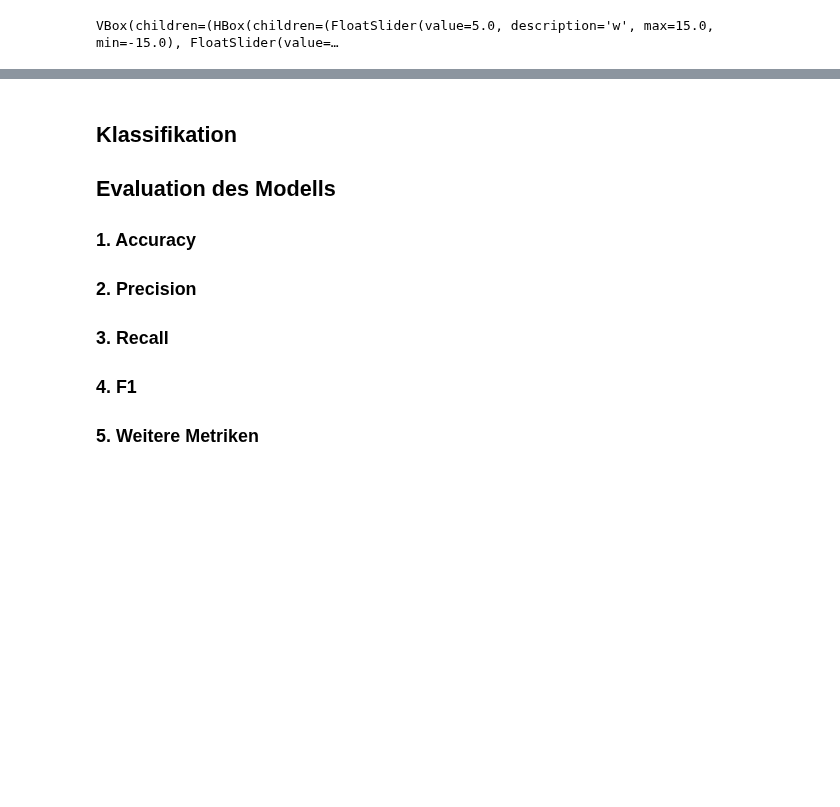
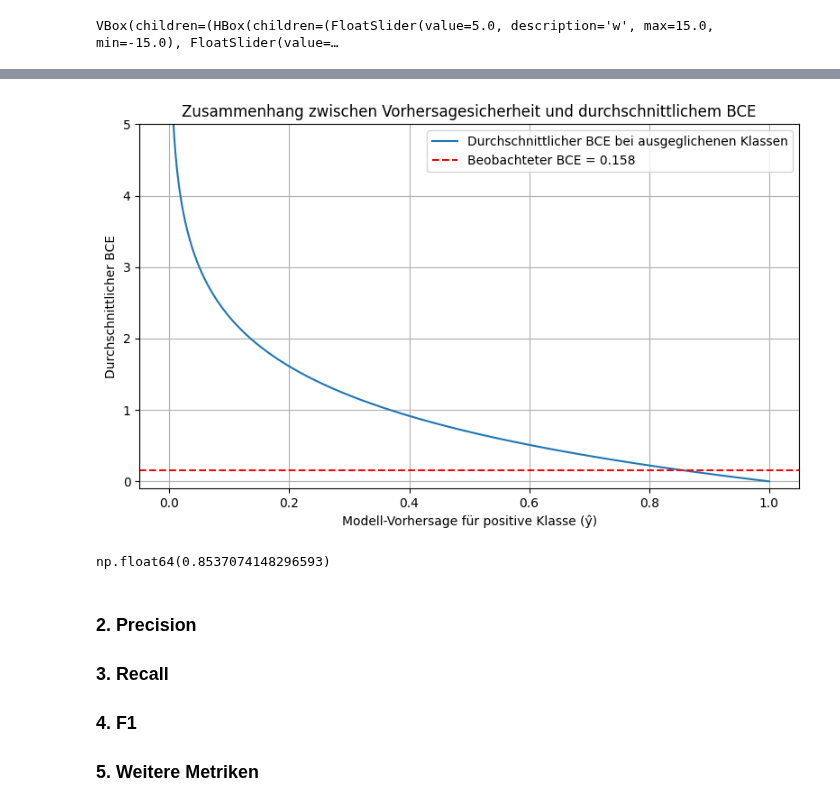
Before and after one commit to wolfromanlist/MLForEngineers, a Jupyter notebook: Notebooks/3.1-Supervised Learning 2.ipynb, the cells around one changed output, grey strips where cells are left out. Drawn from its saved outputs; the diff is of its cells as text; code cells hidden in the pictures; blank space fills up the shorter version.

```diff
--- a/Notebooks/3.1-Supervised Learning 2.ipynb
+++ b/Notebooks/3.1-Supervised Learning 2.ipynb
@@ -372,10 +493,41 @@ max     99.000000    79.213216  435.329487    1.000000
+# %%
+import numpy as np
+import matplotlib.pyplot as plt
+
+# Definiere BCE als Funktion von y_hat, wobei y=1 (analog auch für y=0)
+def bce(y_true, y_hat):
+    eps = 1e-15  # numerische Stabilität
+    y_hat = np.clip(y_hat, eps, 1 - eps)
+    return - (y_true * np.log(y_hat) + (1 - y_true) * np.log(1 - y_hat))
+
+# Durchschnittlicher BCE-Wert für verschiedene Vorhersagesicherheiten
+y_hats = np.linspace(0, 1.0, 500)
+bce_values_y1 = bce(1, y_hats)
+bce_values_y0 = bce(0, 1 - y_hats)  # symmetrisch für y=0 bei 1 - y_hat
+
+# Mittelwert aus BCE(y=1) und BCE(y=0) bei ausgeglichenen Klassen
+bce_avg = 0.5 * (bce_values_y1 + bce_values_y0)
+
+# Visualisierung
+plt.figure(figsize=(8, 5))
+plt.plot(y_hats, bce_avg, label='Durchschnittlicher BCE bei ausgeglichenen Klassen')
+plt.axhline(0.158, color='r', linestyle='--', label='Beobachteter BCE = 0.158')
+plt.xlabel("Modell-Vorhersage für positive Klasse (ŷ)")
+plt.ylabel("Durchschnittlicher BCE")
+plt.title("Zusammenhang zwischen Vorhersagesicherheit und durchschnittlichem BCE")
+plt.legend()
+plt.ylim(-0.1, 5)  # Setze y-Achsen-Limit für bessere Sichtbarkeit
+plt.grid(True)
+plt.tight_layout()
+plt.show()
+
+# Schätze den Bereich der Vorhersagesicherheit, die zu BCE ≈ 0.158 führt
+y_hat_closest = y_hats[np.argmin(np.abs(bce_avg - 0.158))]
+y_hat_closest
+# %% [output]
+[figure, added]
+np.float64(0.8537074148296593)
 # %% [markdown]
-## Klassifikation
-
-## Evaluation des Modells
-
-### 1. Accuracy
-
 ### 2. Precision
 
 ### 3. Recall
```
Also changed, not shown: parts of 27 cells of this notebook, 2 other files.
